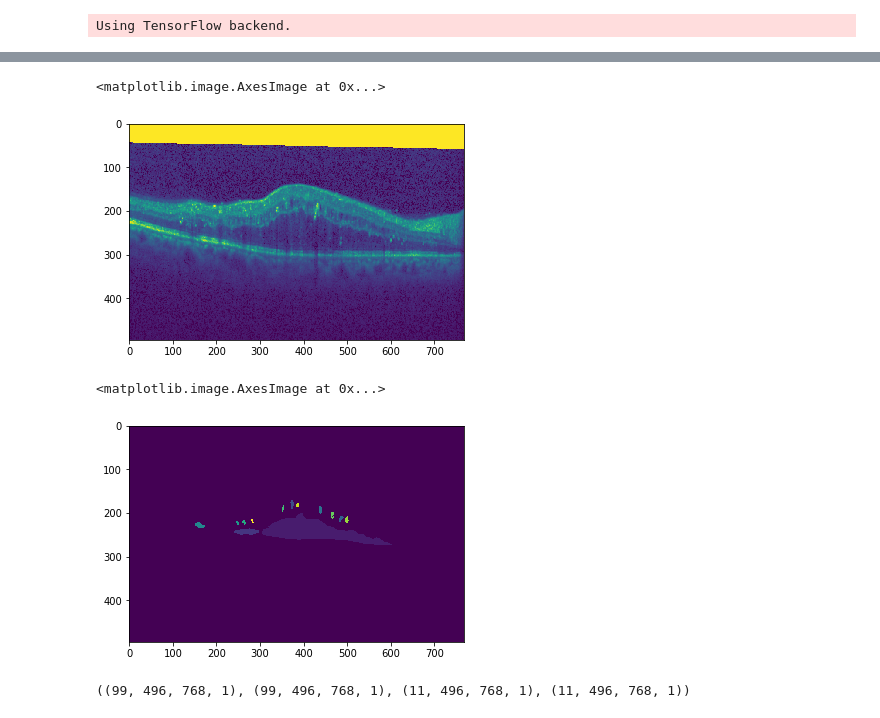
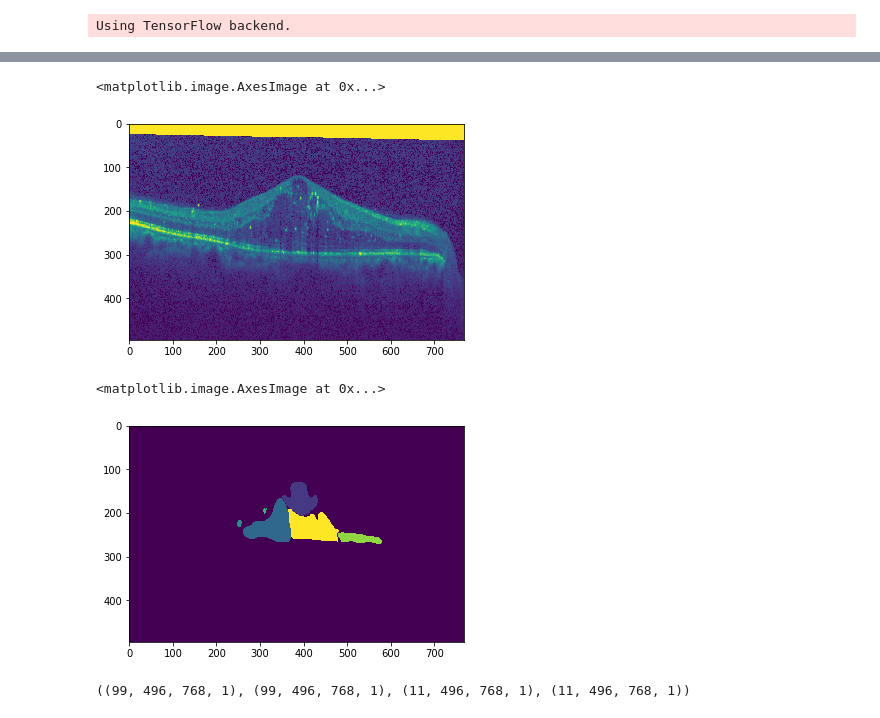
Before and after one commit to Malcolm-Ma/DL_Final_Project, a Jupyter notebook: src/trainUnet.ipynb, the cells around one changed output, grey strips where cells are left out. Drawn from its saved outputs; the diff is of its cells as text; code cells hidden in the pictures.

```diff
--- a/src/trainUnet.ipynb
+++ b/src/trainUnet.ipynb
@@ -37,15 +37,15 @@ manual_fluid_tensor_1 = mat['manualFluid1']
 img_array = np.transpose(img_tensor, (2, 0, 1))
 manual_fluid_array = np.transpose(manual_fluid_tensor_1, (2, 0, 1))
 # %%
-plt.imshow(img_array[25])
+plt.imshow(img_array[32])
 # %% [output]
 <matplotlib.image.AxesImage at 0x...>
-[figure, old version]
+[figure, new version]
 # %%
-plt.imshow(manual_fluid_array[25])
+plt.imshow(manual_fluid_array[32])
 # %% [output]
 <matplotlib.image.AxesImage at 0x...>
-[figure, old version]
+[figure, new version]
 # %%
 def thresh(x):
     if x == 0:
```
Also changed, not shown: parts of 4 cells of this notebook, 2 other files.
